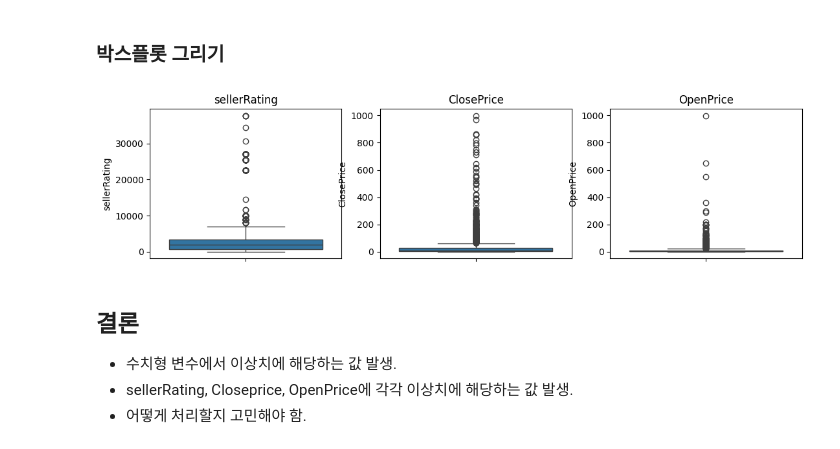
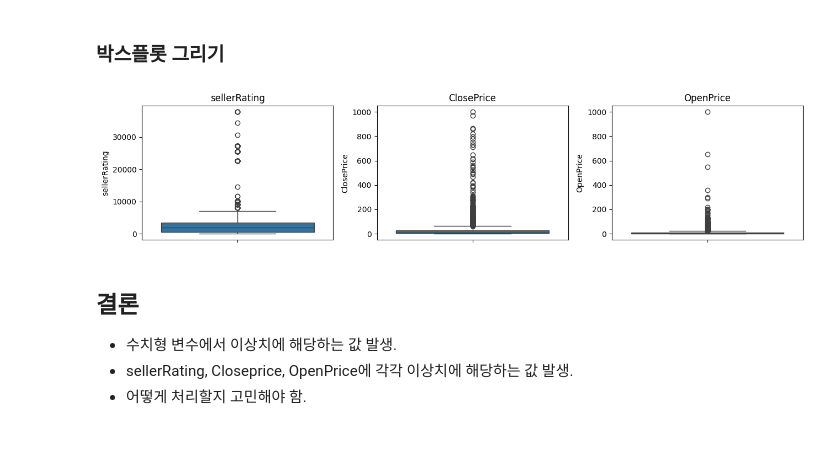
Before and after one commit to ebae-saebae/eBayInsights, a Jupyter notebook: code/open2.ipynb, the cells around one changed output. Saved outputs shown, nothing was run; the diff lists cells and outputs as text; code cells hidden in the pictures.

```diff
--- a/open.ipynb
+++ b/code/open2.ipynb
@@ -4,7 +4,7 @@ import numpy as np
 # %% [markdown]
 # 데이터 열기
 # %%
-data = pd.read_excel("./data/eBayAuctions.xls")
+data = pd.read_excel("../data/eBayAuctions.xls")
 # %%
 data.head()
 # %% [output]
@@ -197,12 +197,13 @@ data[numeric_list].corr()
 # %%
 fig, axes = plt.subplots(1, 3, figsize = (13, 3))
 axes = axes.flatten()
 for i, var in enumerate(numeric_list, start = 0):
 	sns.boxplot(y = var, data = data, ax = axes[i])
 	axes[i].set_title(f"{var}")
-	axes[i].set_ylabel(var)
+plt.tight_layout()
+plt.show()
 # %% [output]
-[figure, old version]
+[figure, new version]
 # %% [markdown]
 ## 결론
 * 수치형 변수에서 이상치에 해당하는 값 발생.
```
Also changed, not shown: parts of 6 cells of this notebook, 2 other files.
